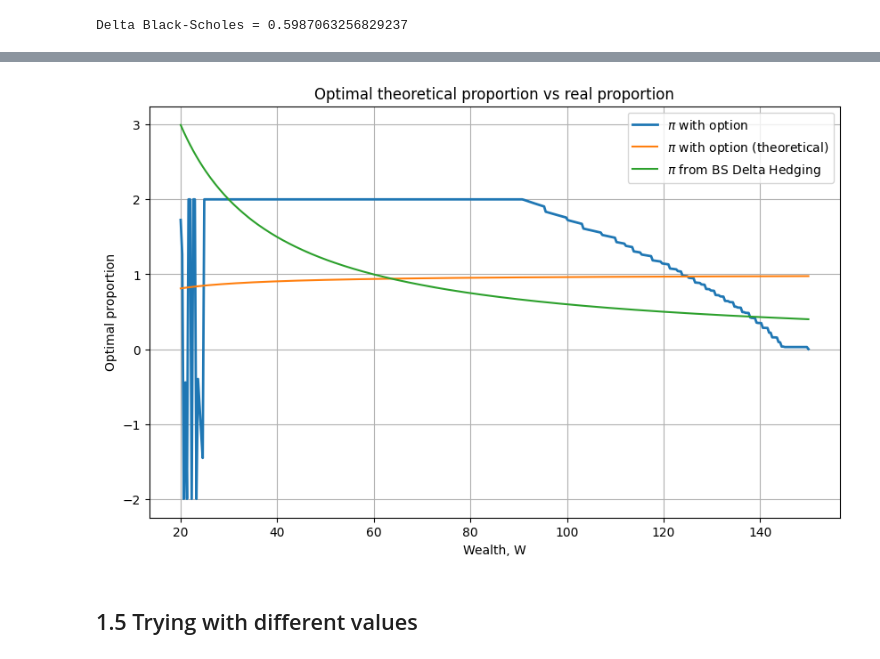
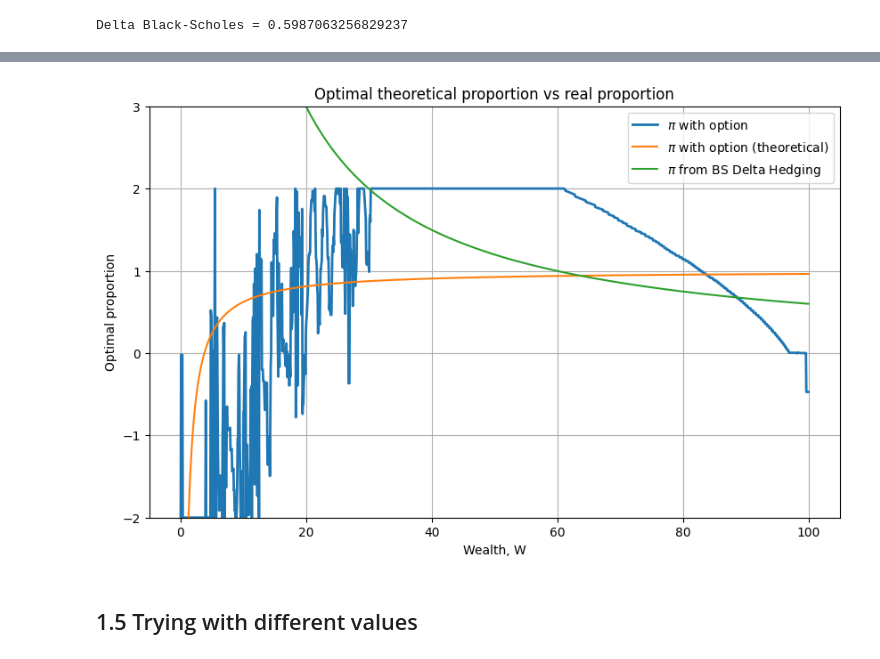
Before and after one commit to JulesArzel/Deep_Hedging_v2, a Jupyter notebook: Main.ipynb, the cells around one changed output, grey strips where cells are left out. Drawn from its saved outputs; the diff is of its cells as text; code cells hidden in the pictures.

```diff
--- a/Main.ipynb
+++ b/Main.ipynb
@@ -9,7 +9,7 @@ from scipy.interpolate import interp1d
 # Parameters
 # ------------------------------
 T = 1.0
-N_t = 30
+N_t = 50
 dt = T / N_t
 
 S0 = 100.0
@@ -29,8 +29,8 @@ p = (np.exp(alpha * dt) - d) / (u - d)
 # ------------------------------
 # Wealth Grid
 # ------------------------------
-W_min, W_max = 20.0, 150.0
-N_W = 400
+W_min, W_max = 1e-3, 100.0
+N_W = 1500
 W_grid = np.linspace(W_min, W_max, N_W)
 
 # ------------------------------
@@ -271,16 +289,17 @@ Pi_with_opt
 # %%
 plt.figure(figsize=(10, 6))
 plt.plot(W_grid, Pi_with_opt[(0, 0)], label='$\pi$ with option', lw=2)
 plt.plot(W_grid, Pi_theo_opt[(0,0)], label="$\pi$ with option (theoretical)")
 plt.plot(W_grid, Pi_delta_0, label = '$\pi$ from BS Delta Hedging')
 plt.xlabel("Wealth, W")
 plt.ylabel("Optimal proportion")
+plt.ylim((-2,3))
 plt.title("Optimal theoretical proportion vs real proportion")
 plt.legend()
 plt.grid(True)
 plt.show()
 # %% [output]
-[figure, old version]
+[figure, new version]
 # %% [markdown]
 ## 1.5 Trying with different values
 # %%
```
Also changed, not shown: parts of 5 cells of this notebook.
